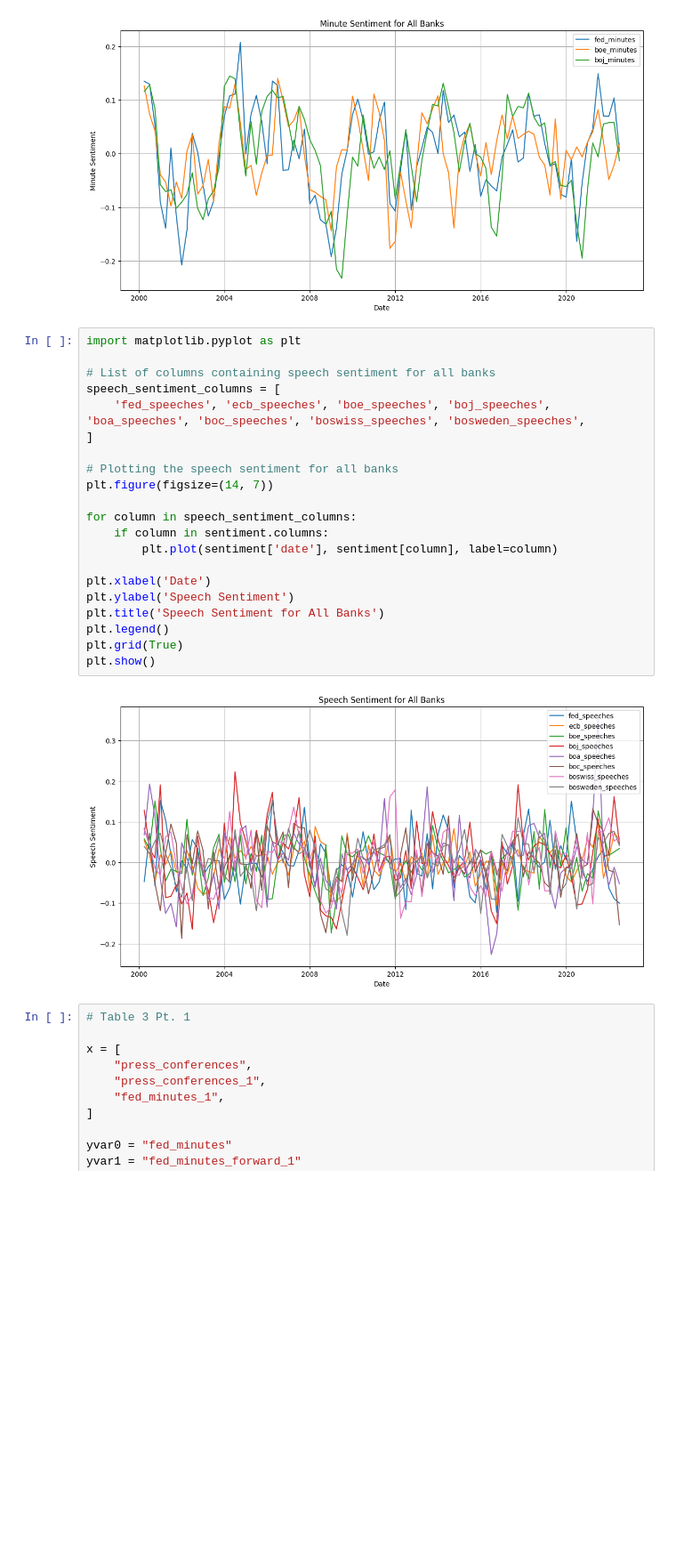
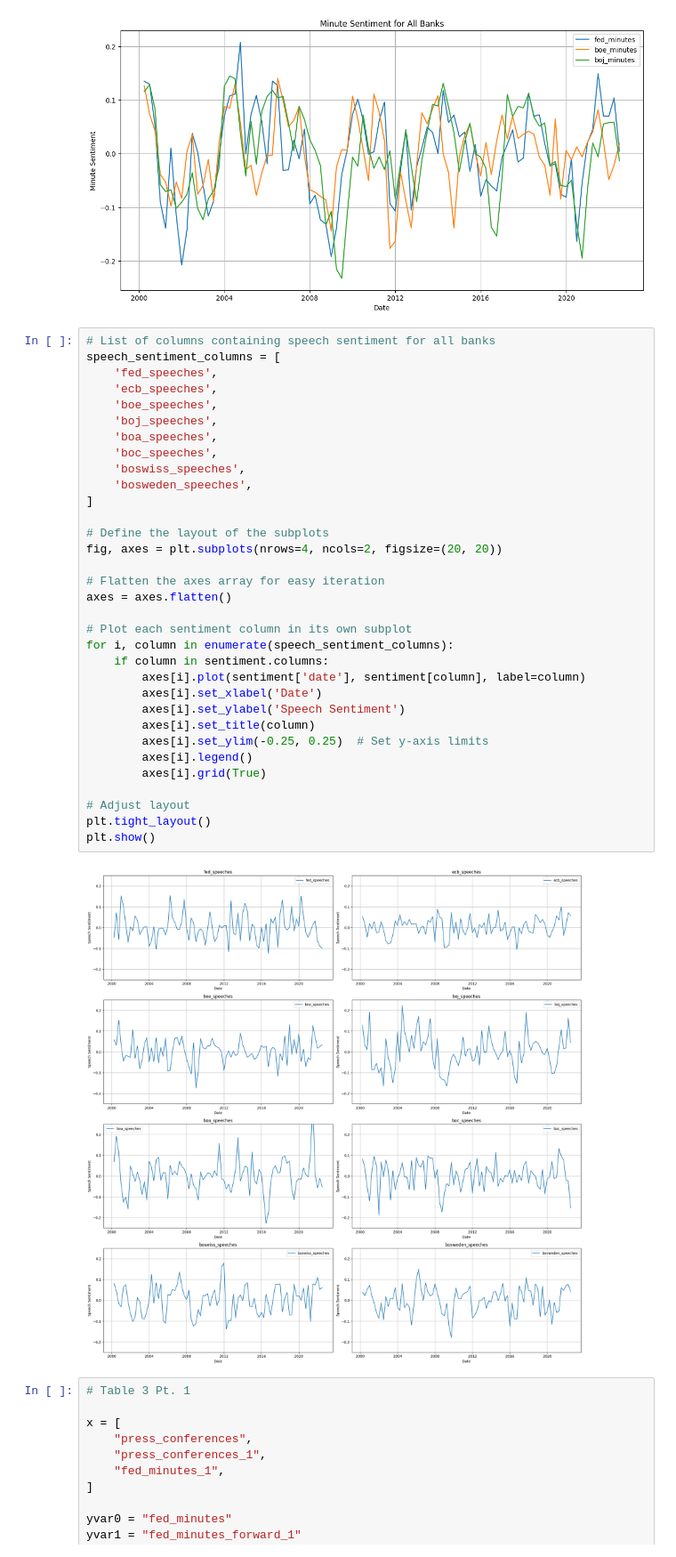
Before and after one commit to KyleNabors/Central-Bank-FinBERT-Analysis, a Jupyter notebook: Sentiment Graphs and Regressions.ipynb, the cells around one changed output. Shown at 89% size. Saved outputs shown, nothing was run; the diff lists cells and outputs as text; blank space fills up the shorter version.

```diff
--- a/Sentiment Graphs and Regressions.ipynb
+++ b/Sentiment Graphs and Regressions.ipynb
@@ -223,28 +214,40 @@ plt.show()
 # %% [output]
 [figure]
 # %%
-import matplotlib.pyplot as plt
-
 # List of columns containing speech sentiment for all banks
 speech_sentiment_columns = [
-    'fed_speeches', 'ecb_speeches', 'boe_speeches', 'boj_speeches', 'boa_speeches', 'boc_speeches', 'boswiss_speeches', 'bosweden_speeches',
+    'fed_speeches',
+    'ecb_speeches',
+    'boe_speeches',
+    'boj_speeches',
+    'boa_speeches',
+    'boc_speeches',
+    'boswiss_speeches',
+    'bosweden_speeches',
 ]
 
-# Plotting the speech sentiment for all banks
-plt.figure(figsize=(14, 7))
+# Define the layout of the subplots
+fig, axes = plt.subplots(nrows=4, ncols=2, figsize=(20, 20))
 
-for column in speech_sentiment_columns:
+# Flatten the axes array for easy iteration
+axes = axes.flatten()
+
+# Plot each sentiment column in its own subplot
+for i, column in enumerate(speech_sentiment_columns):
     if column in sentiment.columns:
-        plt.plot(sentiment['date'], sentiment[column], label=column)
+        axes[i].plot(sentiment['date'], sentiment[column], label=column)
+        axes[i].set_xlabel('Date')
+        axes[i].set_ylabel('Speech Sentiment')
+        axes[i].set_title(column)
+        axes[i].set_ylim(-0.25, 0.25)  # Set y-axis limits
+        axes[i].legend()
+        axes[i].grid(True)
 
-plt.xlabel('Date')
-plt.ylabel('Speech Sentiment')
-plt.title('Speech Sentiment for All Banks')
-plt.legend()
-plt.grid(True)
+# Adjust layout
+plt.tight_layout()
 plt.show()
 # %% [output]
-[figure, old version]
+[figure, new version]
 # %%
 # Table 3 Pt. 1
 
```
Also changed, not shown: parts of 1 cell of this notebook.
